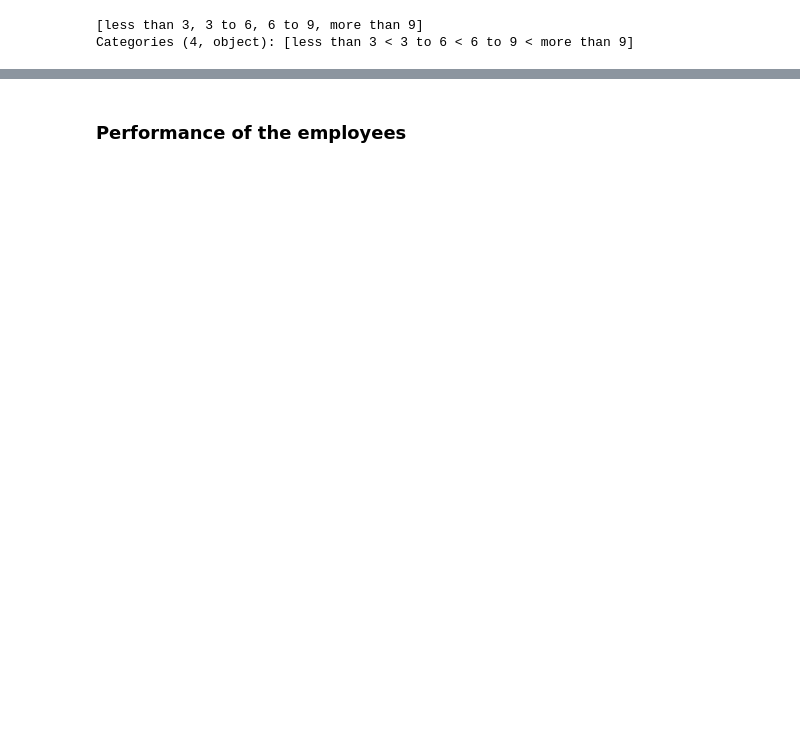
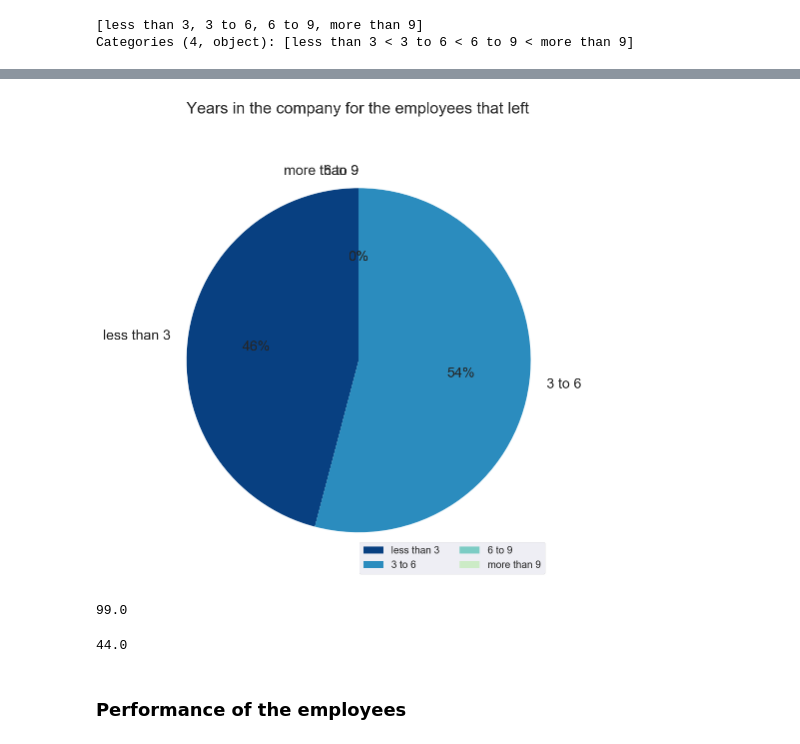
Before and after one commit to Ana-Andre/Predictive-Emplyee-Turnover, a Jupyter notebook: 2_Notebooks/1_DataCleanig_and_EDA.ipynb, the cells around one changed output, grey strips where cells are left out. Drawn from its saved outputs; the diff is of its cells as text; code cells hidden in the pictures; blank space fills up the shorter version.

```diff
--- a/2_Notebooks/1_DataCleanig_and_EDA.ipynb
+++ b/2_Notebooks/1_DataCleanig_and_EDA.ipynb
@@ -241,3 +241,34 @@ plt.show()
+# %%
+# initialize the matplotlib figure
+f, ax = plt.subplots(figsize= (7,7))
+
+# labels and colors
+pie_labels = years.index
+cmap = plt.get_cmap('GnBu_r')
+colors = [cmap(1 * i/len(years.ratio_left)) for i in range(len(years.ratio_left))]
+
+# plot total number of years in the company
+ax.pie(years.ratio_left, labels= pie_labels, colors= colors, autopct='%1.0f%%', startangle=90, textprops={'fontsize': 14})
+
+# add a legend and informative axis label
+ax.axis('equal')
+ax.legend(ncol= 2, loc= "lower right", frameon= True, fontsize= 10)
+ax.set_title('Years in the company for the employees that left', loc='center', pad= 30, fontsize= 16)
+
+plt.tight_layout()
+plt.show()
+# %% [output]
+[figure, added]
+# %%
+# percentage of employees that left after 3 years in the company
+100*(data.loc[data['time_spend_company'] >= 3, 'left'].sum() / data.left.sum()).round(2)
+# %% [output]
+99.0
+# %%
+# percentage of employees that left during their 3rd year in the company
+100*(data.loc[data['time_spend_company'] == 3, 'left'].sum() / data.left.sum()).round(2)
+# %% [output]
+44.0
 # %% [markdown]
 ### Performance of the employees
 # %%
```
Also changed, not shown: parts of 22 cells of this notebook, 2 other files.
